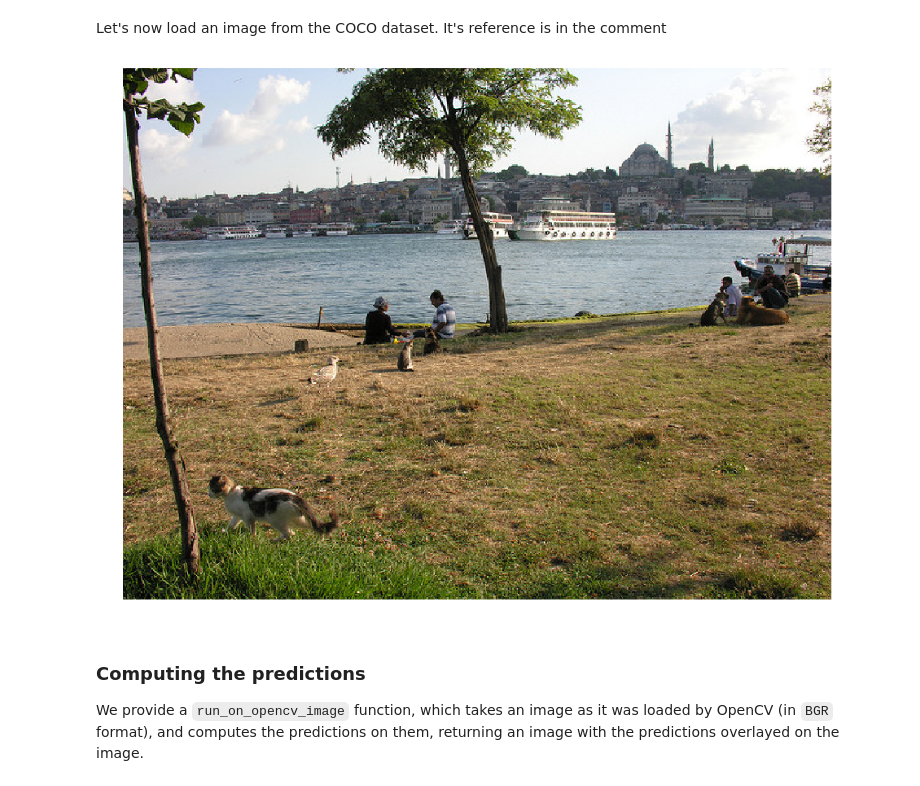
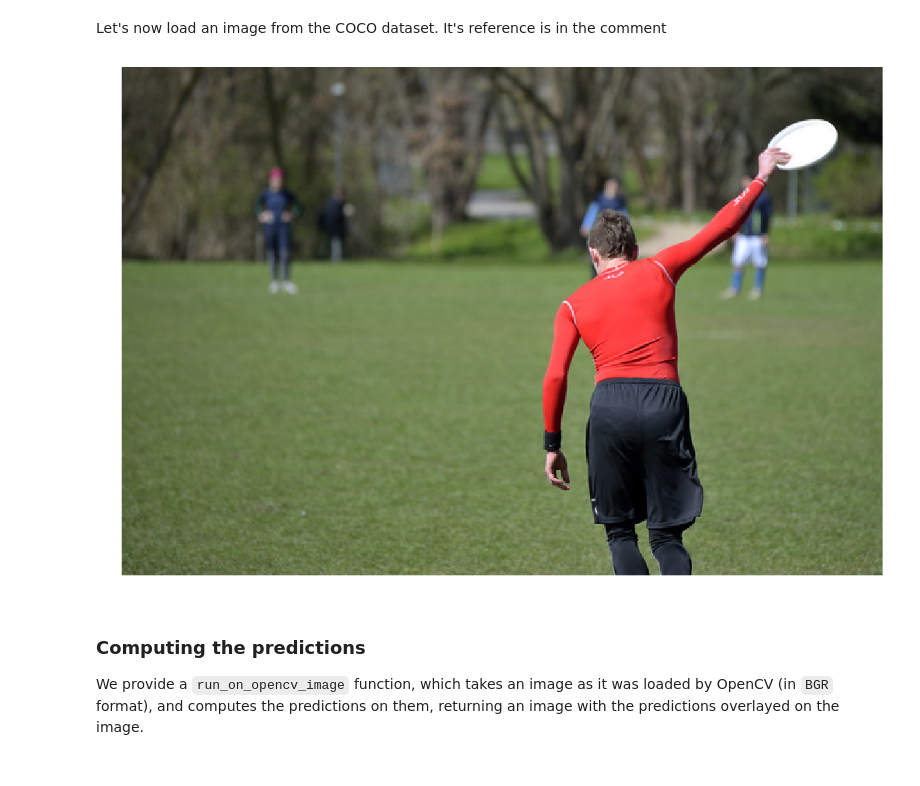
Before and after one commit to bieganski/maskrcnn-benchmark, a Jupyter notebook: demo/Mask_R-CNN_demo.ipynb, the cells around one changed output. Saved outputs shown, nothing was run; the diff lists cells and outputs as text; code cells hidden in the pictures.

```diff
--- a/demo/Mask_R-CNN_demo.ipynb
+++ b/demo/Mask_R-CNN_demo.ipynb
@@ -61,10 +61,11 @@ def imshow(img):
 Let's now load an image from the COCO dataset. It's reference is in the comment
 # %%
 # from http://cocodataset.org/#explore?id=345434
-image = load("http://farm3.staticflickr.com/2469/3915380994_2e611b1779_z.jpg")
+# image = load("http://farm3.staticflickr.com/2469/3915380994_2e611b1779_z.jpg")
+image = load("http://farm9.staticflickr.com/8419/8710147224_ff637cc4fc_z.jpg")
 imshow(image)
 # %% [output]
-[figure, old version]
+[figure, new version]
 # %% [markdown]
 ### Computing the predictions
 
```
Also changed, not shown: parts of 4 cells of this notebook, 2 other files.
